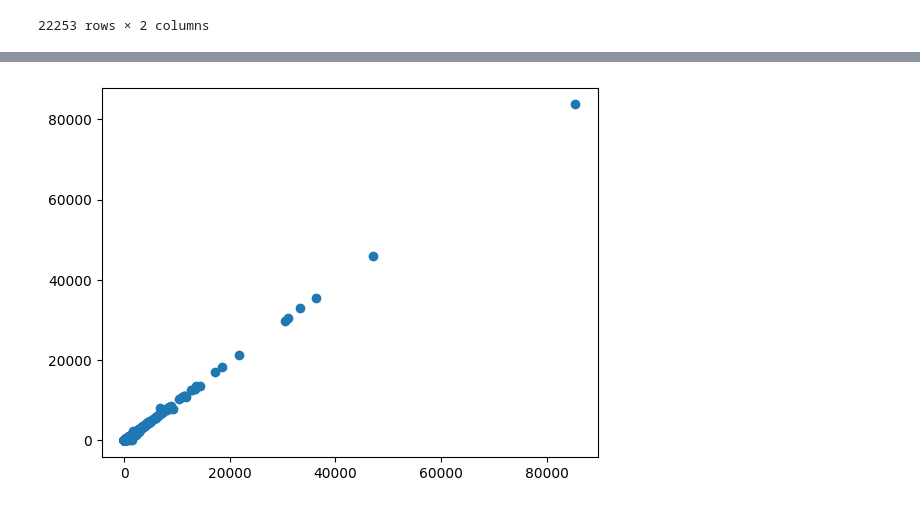
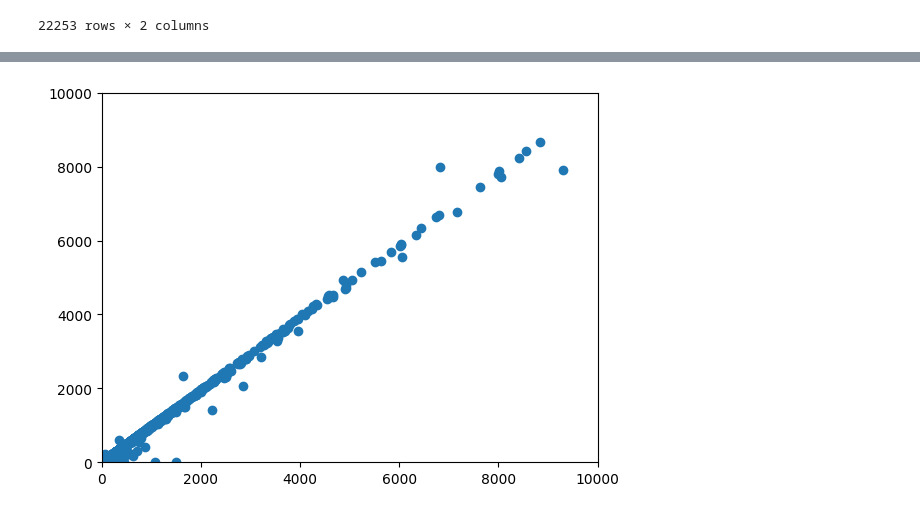
Before and after one commit to BioSpyder-Bioinformatics/notes-documentation, a Jupyter notebook: aligners_count_tables/compare_aligners.ipynb, the cells around one changed output, grey strips where cells are left out. Cells and saved outputs as stored; diff of their text form; code cells hidden in the pictures.

```diff
--- a/aligners_count_tables/compare_aligners.ipynb
+++ b/aligners_count_tables/compare_aligners.ipynb
@@ -73,6 +77,8 @@ plt.show()
 # %%
 # Bwa vs kallisto
 plt.scatter(bwa.bwa, kallisto.kallisto)
+plt.xlim([0, 10000])
+plt.ylim([0,10000])
 plt.show()
 # %% [output]
-[figure, old version]
+[figure, new version]
```
Also changed, not shown: parts of 4 cells of this notebook, 1 other file.
